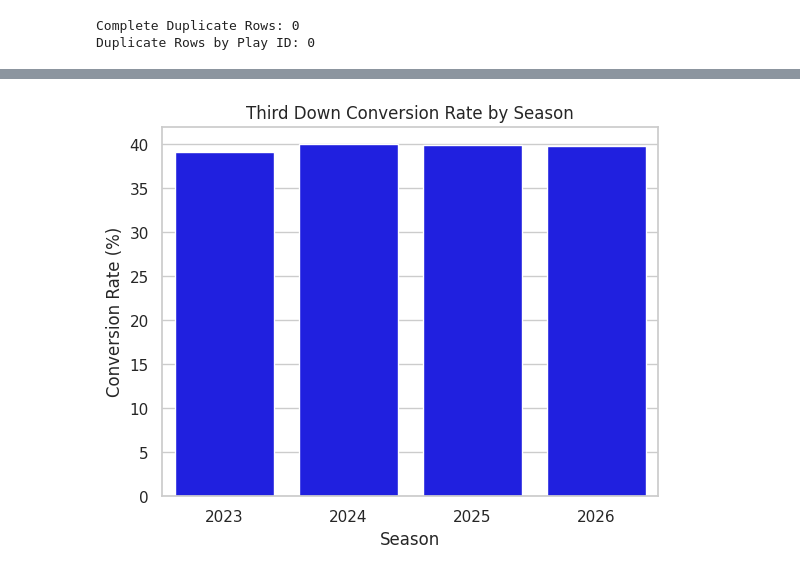
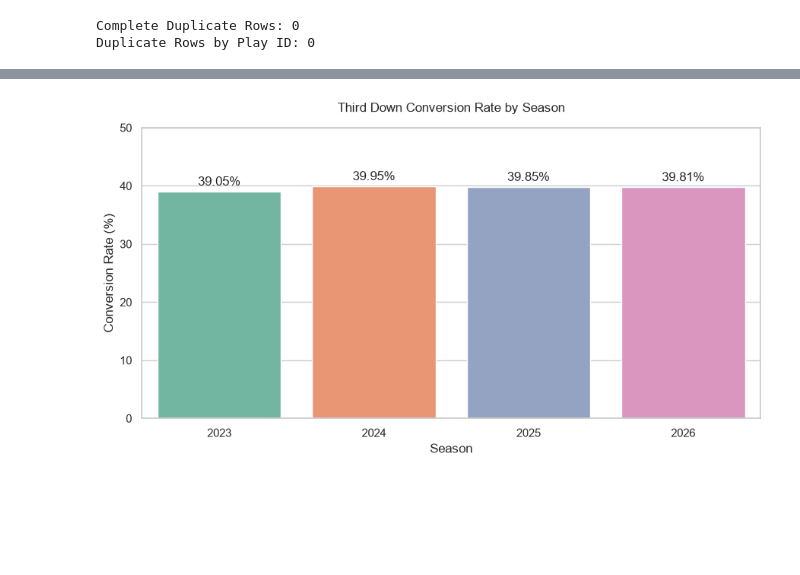
Before and after one commit to anthonyfeaster/USD-AAI-500-Final-Project, a Jupyter notebook: notebooks/01_initial_eda.ipynb, the cells around one changed output, grey strips where cells are left out. Drawn from its saved outputs; the diff is of its cells as text; code cells hidden in the pictures; blank space fills up the shorter version.

```diff
--- a/notebooks/01_initial_eda.ipynb
+++ b/notebooks/01_initial_eda.ipynb
@@ -291,0 +312,18 @@ conversion_by_play_type
+# %%
+plt.figure(figsize=(9, 5))
+
+ax = sns.barplot(
+    data=conversion_by_play_type,
+    x = conversion_by_play_type["play_type"].str.title(),
+    y = "conversion_rate",
+    order = ["Run", "Pass"],
+    color = "steelblue"
+)
+
+plt.title("Third Down Conversion Rate: Run vs Pass")
+plt.xlabel("Play Type")
+plt.ylabel("Conversion Rate (%)")
+plt.ylim(0, conversion_by_play_type["conversion_rate"].max() + 10)
+for container in ax.containers:
+    ax.bar_label(container, fmt="%.2f%%", padding=3)
+plt.show()
@@ -292,20 +332,32 @@ conversion_by_play_type
 # %%
 sns.set_theme(style="whitegrid")
 
-season_plot = (eda_df.groupby("season", as_index=False)["third_down_converted"].mean())
+season_plot = (third_down_plays.groupby("season", as_index=False)["third_down_converted"].mean())
 
-season_plot["conversion_rate"] = (season_plot["third_down_converted"]* 100)
+season_plot["conversion_rate"] = season_plot["third_down_converted"] * 100
+
+fig, ax = plt.subplots(figsize=(9, 5))
 
 sns.barplot(
     data=season_plot,
     x="season",
     y="conversion_rate",
-    color="blue"
+    hue="season",
+    palette="Set2",
+    dodge=False,
+    legend=False,
+    ax=ax
 )
 
-plt.title("Third Down Conversion Rate by Season")
-plt.xlabel("Season")
-plt.ylabel("Conversion Rate (%)")
+for container in ax.containers:
+    ax.bar_label(container, fmt="%.2f%%", padding=3)
+
+ax.set_title("Third Down Conversion Rate by Season", pad=15)
+ax.set_xlabel("Season")
+ax.set_ylabel("Conversion Rate (%)")
+ax.set_ylim(0, 50)
+ax.grid(axis="x", visible=False)
+plt.tight_layout()
 plt.show()
 # %% [output]
-[figure, old version]
+[figure, new version]
```
Also changed, not shown: parts of 26 cells of this notebook, 1 other file.
